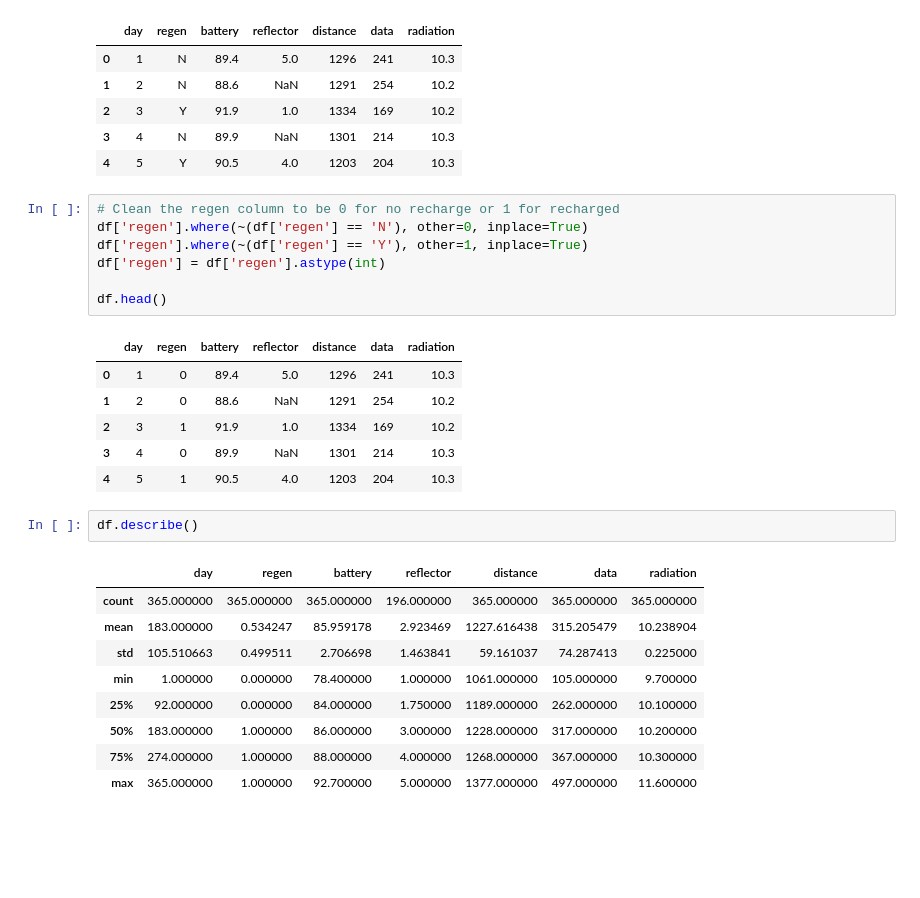
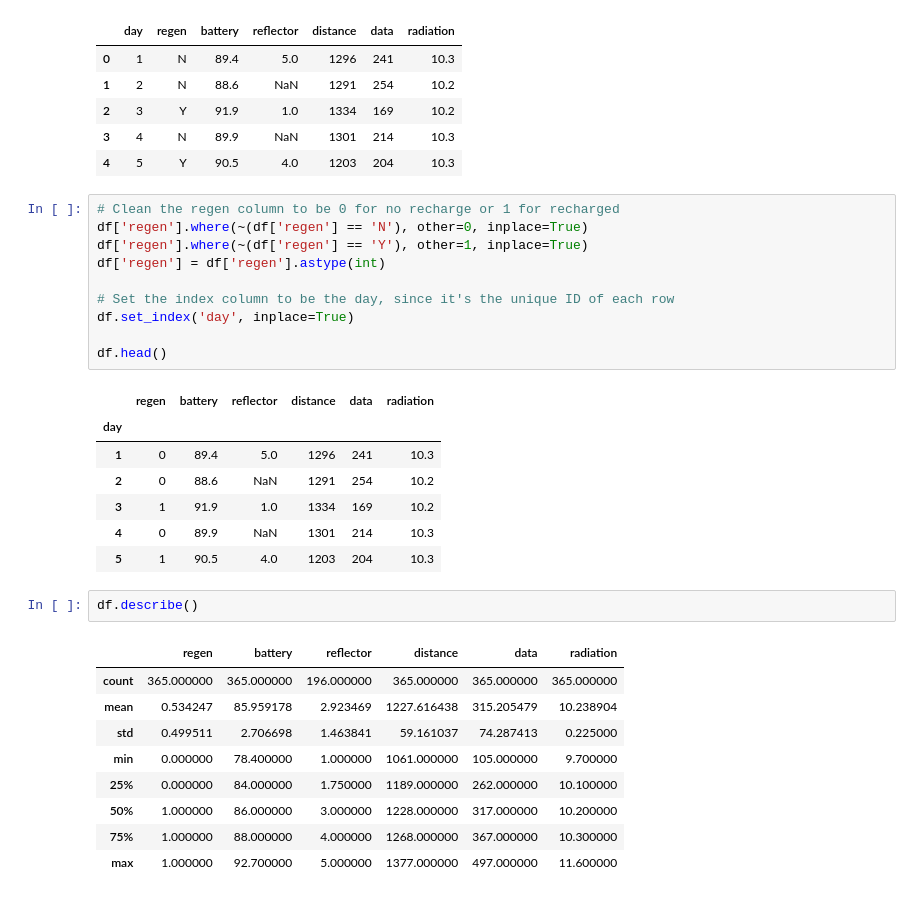
Before and after one commit to IntegerMan/Math601Project1, a Jupyter notebook: Analysis.ipynb, the cells around one changed output. Drawn from its saved outputs; the diff is of its cells as text; blank space fills up the shorter version.

```diff
--- a/Analysis.ipynb
+++ b/Analysis.ipynb
@@ -14,26 +14,30 @@ df.head()
 # %%
 # Clean the regen column to be 0 for no recharge or 1 for recharged
 df['regen'].where(~(df['regen'] == 'N'), other=0, inplace=True)
 df['regen'].where(~(df['regen'] == 'Y'), other=1, inplace=True)
 df['regen'] = df['regen'].astype(int)
 
+# Set the index column to be the day, since it's the unique ID of each row
+df.set_index('day', inplace=True)
+
 df.head()
 # %% [output]
-|  | day | regen | battery | reflector | distance | data | radiation |
-| 0 | 1 | 0 | 89.4 | 5.0 | 1296 | 241 | 10.3 |
-| 1 | 2 | 0 | 88.6 | NaN | 1291 | 254 | 10.2 |
-| 2 | 3 | 1 | 91.9 | 1.0 | 1334 | 169 | 10.2 |
-| 3 | 4 | 0 | 89.9 | NaN | 1301 | 214 | 10.3 |
-| 4 | 5 | 1 | 90.5 | 4.0 | 1203 | 204 | 10.3 |
+|  | regen | battery | reflector | distance | data | radiation |
+| day |  |  |  |  |  |  |
+| 1 | 0 | 89.4 | 5.0 | 1296 | 241 | 10.3 |
+| 2 | 0 | 88.6 | NaN | 1291 | 254 | 10.2 |
+| 3 | 1 | 91.9 | 1.0 | 1334 | 169 | 10.2 |
+| 4 | 0 | 89.9 | NaN | 1301 | 214 | 10.3 |
+| 5 | 1 | 90.5 | 4.0 | 1203 | 204 | 10.3 |
 # %%
 df.describe()
 # %% [output]
-|  | day | regen | battery | reflector | distance | data | radiation |
-| count | 365.000000 | 365.000000 | 365.000000 | 196.000000 | 365.000000 | 365.000000 | 365.000000 |
-| mean | 183.000000 | 0.534247 | 85.959178 | 2.923469 | 1227.616438 | 315.205479 | 10.238904 |
-| std | 105.510663 | 0.499511 | 2.706698 | 1.463841 | 59.161037 | 74.287413 | 0.225000 |
-| min | 1.000000 | 0.000000 | 78.400000 | 1.000000 | 1061.000000 | 105.000000 | 9.700000 |
-| 25% | 92.000000 | 0.000000 | 84.000000 | 1.750000 | 1189.000000 | 262.000000 | 10.100000 |
-| 50% | 183.000000 | 1.000000 | 86.000000 | 3.000000 | 1228.000000 | 317.000000 | 10.200000 |
-| 75% | 274.000000 | 1.000000 | 88.000000 | 4.000000 | 1268.000000 | 367.000000 | 10.300000 |
-| max | 365.000000 | 1.000000 | 92.700000 | 5.000000 | 1377.000000 | 497.000000 | 11.600000 |
+|  | regen | battery | reflector | distance | data | radiation |
+| count | 365.000000 | 365.000000 | 196.000000 | 365.000000 | 365.000000 | 365.000000 |
+| mean | 0.534247 | 85.959178 | 2.923469 | 1227.616438 | 315.205479 | 10.238904 |
+| std | 0.499511 | 2.706698 | 1.463841 | 59.161037 | 74.287413 | 0.225000 |
+| min | 0.000000 | 78.400000 | 1.000000 | 1061.000000 | 105.000000 | 9.700000 |
+| 25% | 0.000000 | 84.000000 | 1.750000 | 1189.000000 | 262.000000 | 10.100000 |
+| 50% | 1.000000 | 86.000000 | 3.000000 | 1228.000000 | 317.000000 | 10.200000 |
+| 75% | 1.000000 | 88.000000 | 4.000000 | 1268.000000 | 367.000000 | 10.300000 |
+| max | 1.000000 | 92.700000 | 5.000000 | 1377.000000 | 497.000000 | 11.600000 |
```
Also changed, not shown: parts of 3 cells of this notebook.
